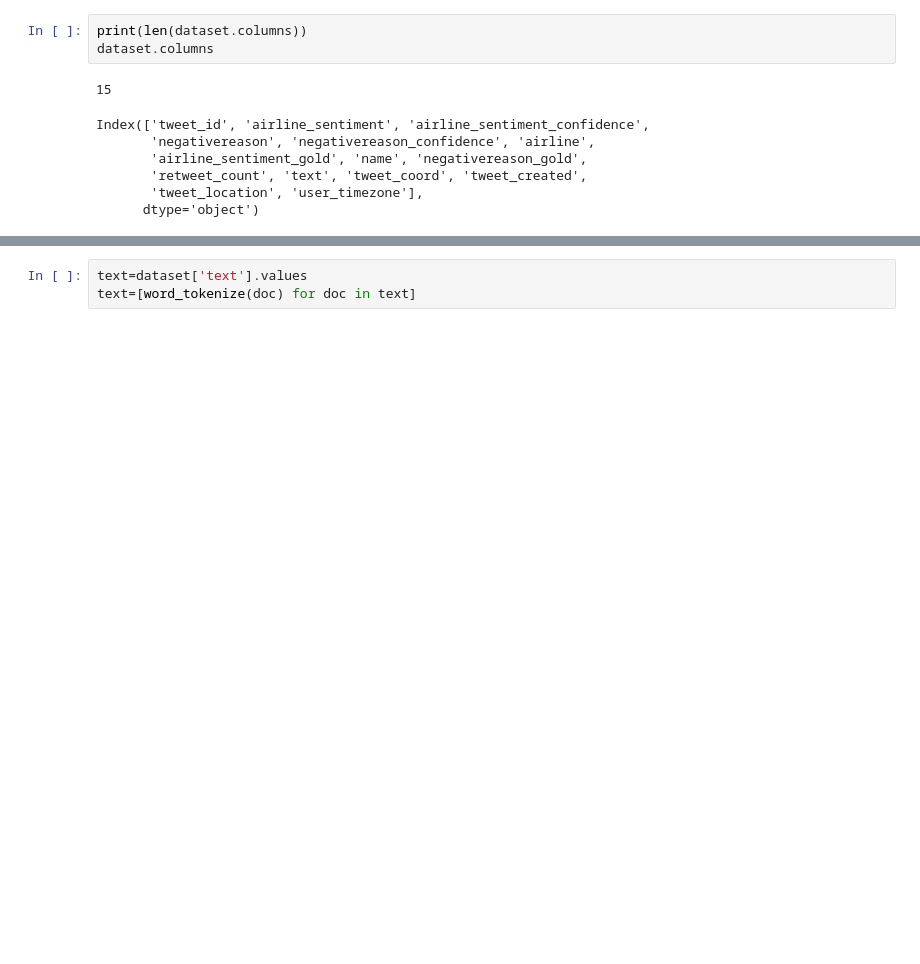
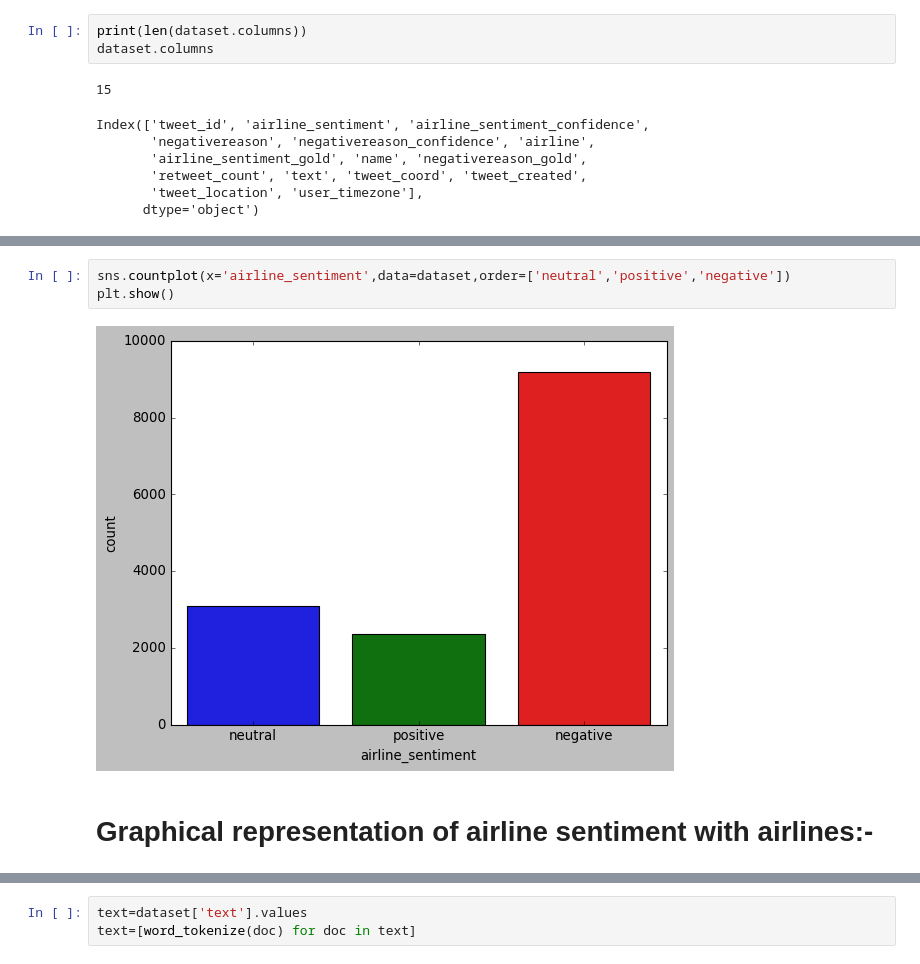
Before and after one commit to sherifRoshdy/NLP-project, a Jupyter notebook: Sentiment Analysis .ipynb, the cells around one changed output, grey strips where cells are left out. Cells and saved outputs as stored; diff of their text form; blank space fills up the shorter version.

```diff
--- a/Sentiment Analysis .ipynb
+++ b/Sentiment Analysis .ipynb
@@ -60,0 +139,7 @@ Index(['tweet_id', 'airline_sentiment', 'airline_sentiment_confidence',
+# %%
+sns.countplot(x='airline_sentiment',data=dataset,order=['neutral','positive','negative'])
+plt.show()
+# %% [output]
+[figure, added]
+# %% [markdown]
+# Graphical representation of airline sentiment with airlines:-
```
Also changed, not shown: parts of 40 cells of this notebook, 1 other file.
